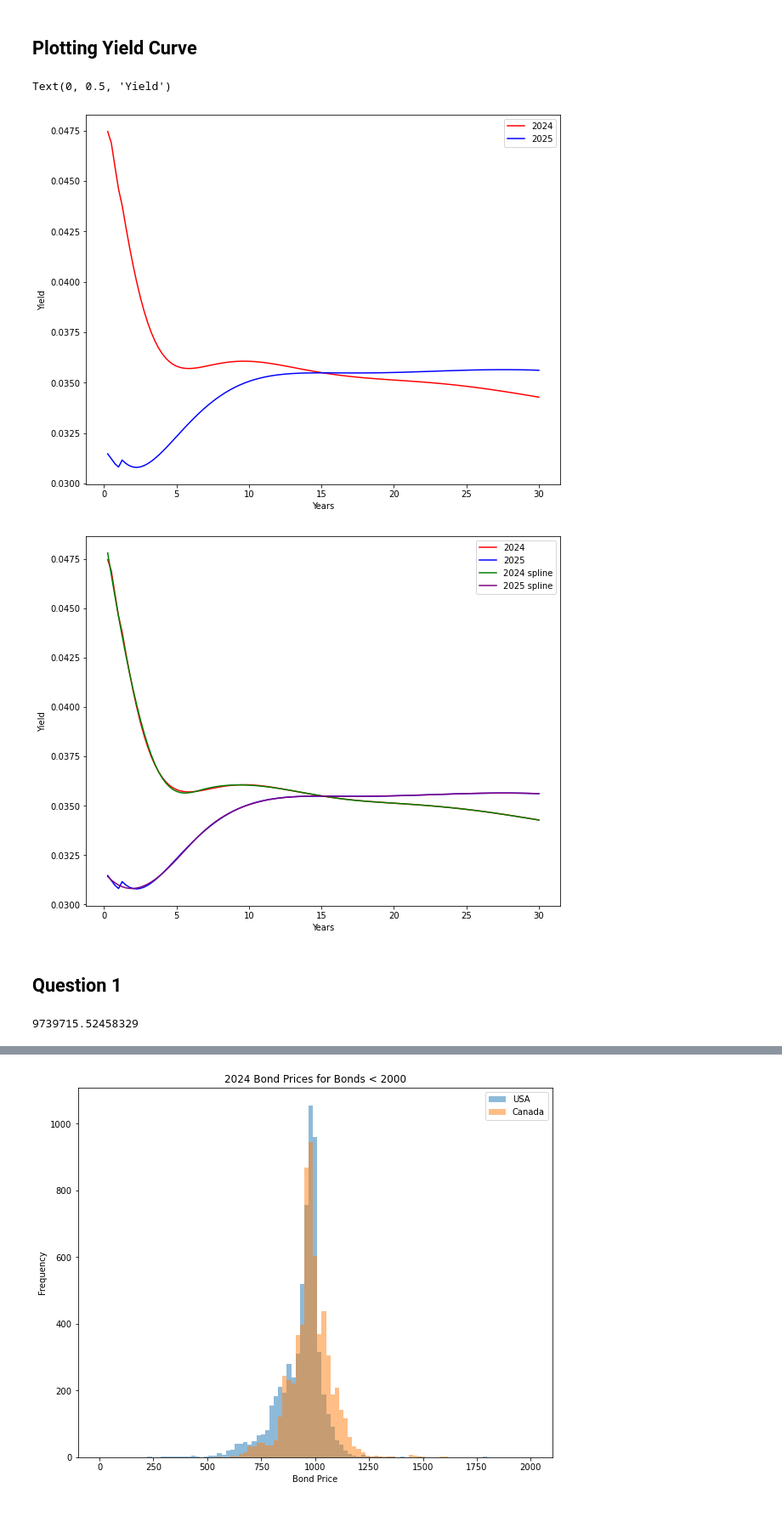
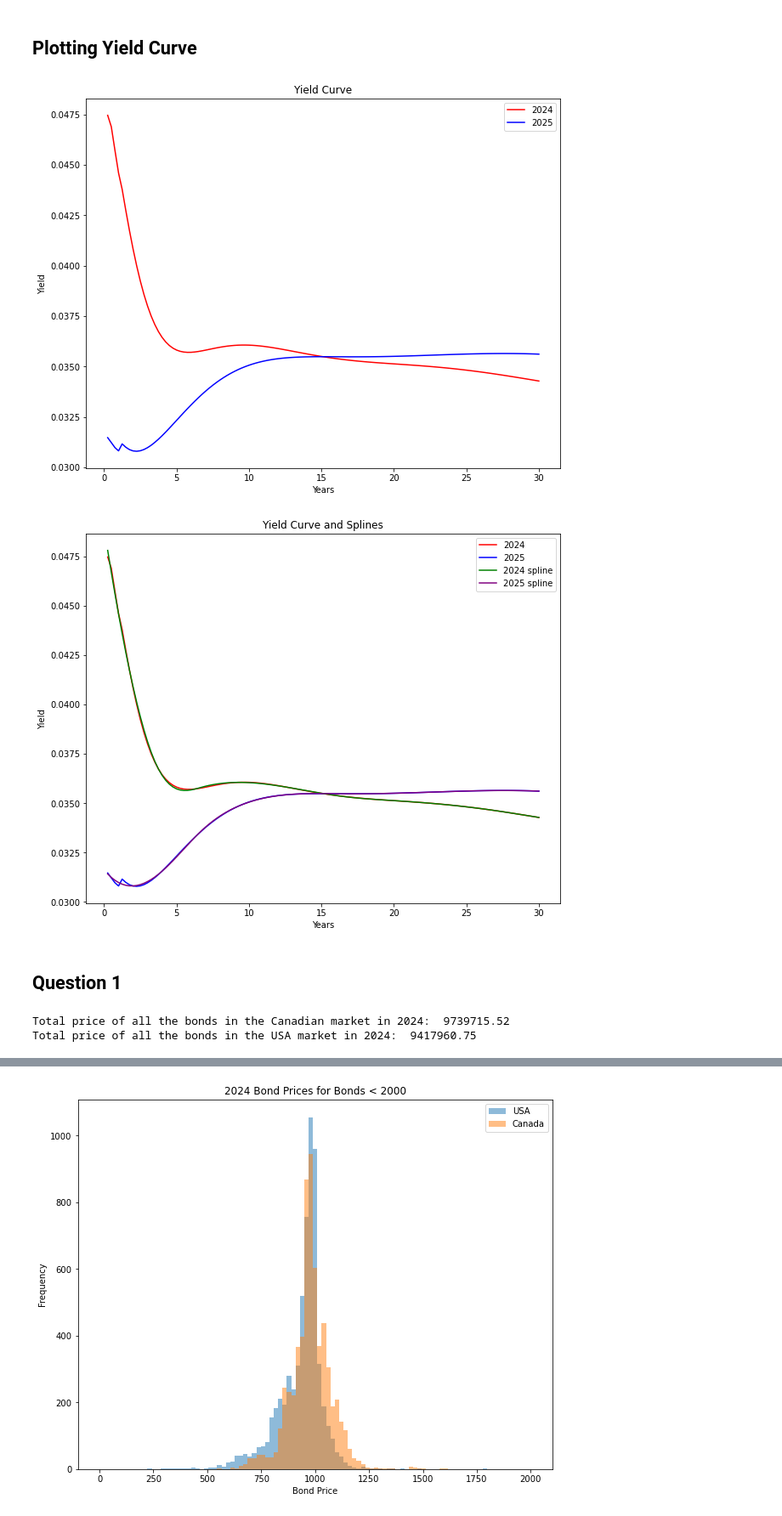
Before and after one commit to willseff/bond-pricing, a Jupyter notebook: bond_pricing.ipynb, the cells around one changed output, grey strips where cells are left out. Shown at 85% size. Drawn from its saved outputs; the diff is of its cells as text; code cells hidden in the pictures.

```diff
--- a/bond_pricing.ipynb
+++ b/bond_pricing.ipynb
@@ -59,36 +59,38 @@ plt.legend()
 # axis labels
 plt.xlabel('Years')
 plt.ylabel('Yield')
+plt.title('Yield Curve')
+plt.show()
 # %% [output]
-Text(0, 0.5, 'Yield')
-[figure, old version]
+[figure, new version]
 # %%
 ######### make model for splines to inteporlate the yield curve #########
 
 # Define the positions of the knots (excluding the endpoints)
 knots = np.linspace(yield_curve['Date'].min(), yield_curve['Date'].max(), 10)[1:-1]
 
 # make the spline with specified knots
 spline_2024 = LSQUnivariateSpline(yield_curve['Date'], yield_curve['2024_data'], t=knots, k=3)
 spline_2025 = LSQUnivariateSpline(yield_curve['Date'], yield_curve['2025_data'], t=knots, k=3)
 
 # make the plot
 plt.figure(figsize=(10, 8))
 
 plt.plot(yield_curve['Date'], yield_curve['2024_data'], label='2024', color='red')
 plt.plot(yield_curve['Date'], yield_curve['2025_data'], label='2025', color='blue')
 
 plt.plot(yield_curve['Date'], spline_2024(yield_curve['Date']), label='2024 spline', color='green')
 plt.plot(yield_curve['Date'], spline_2025(yield_curve['Date']), label='2025 spline', color='purple')
 
 plt.legend()
 
 # axis labels
 plt.xlabel('Years')
 plt.ylabel('Yield')
+plt.title('Yield Curve and Splines')
 plt.show()
 # %% [output]
-[figure, old version]
+[figure, new version]
 # %% [markdown]
 ## Question 1
 # %%
@@ -172,6 +174,15 @@ bonds['years_to_maturity'] = bonds.apply(lambda x : cashflows_and_years(x['OFFER
                                                                        x['COUPON']/100)['Years'][0], axis=1)
 
 # the total price of all the bonds in the canadian market
-bonds['2024_value'].sum()
+canada_price_total_2024 = bonds['2024_value'].sum()
+
+# the total price of all the bonds in the USA market
+bonds['raw_reported_price'] = bonds['RPTD_LAST_PR'] * bonds['PRINCIPAL_AMT'] /100
+usa_price_total_2024 = bonds['raw_reported_price'].sum()
+
+# print the total prices
+print('Total price of all the bonds in the Canadian market in 2024: ', round(canada_price_total_2024, 2))
+print('Total price of all the bonds in the USA market in 2024: ', round(usa_price_total_2024, 2))
 # %% [output]
-9739715.52458329
+Total price of all the bonds in the Canadian market in 2024:  9739715.52
+Total price of all the bonds in the USA market in 2024:  9417960.75
```
Also changed, not shown: parts of 8 cells of this notebook, 1 other file.
